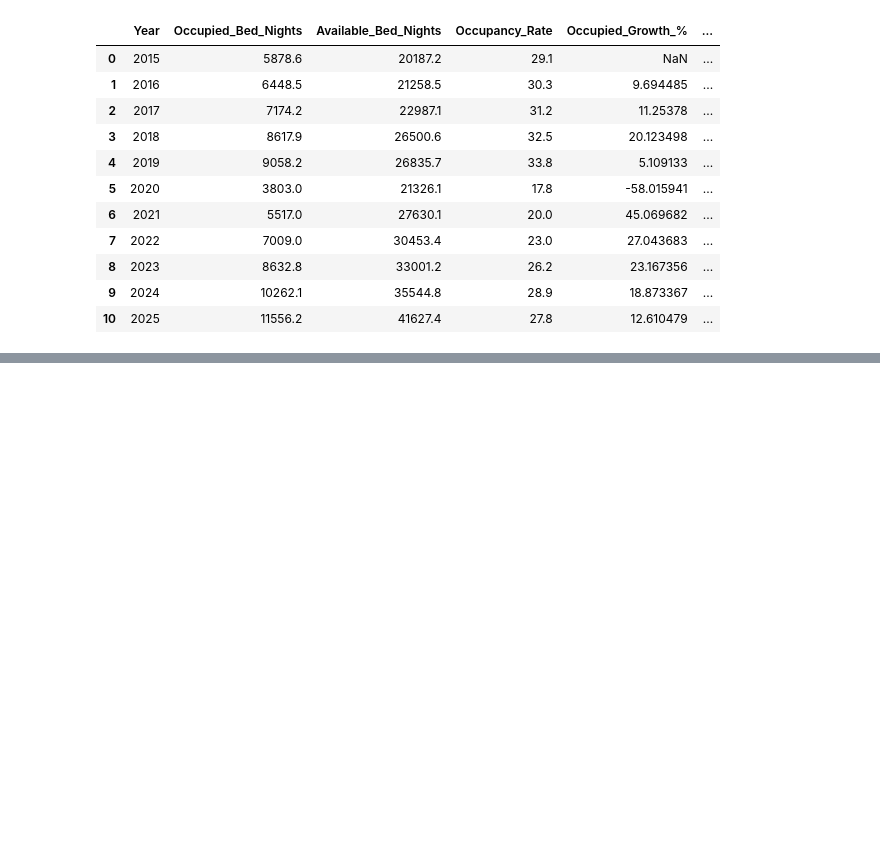
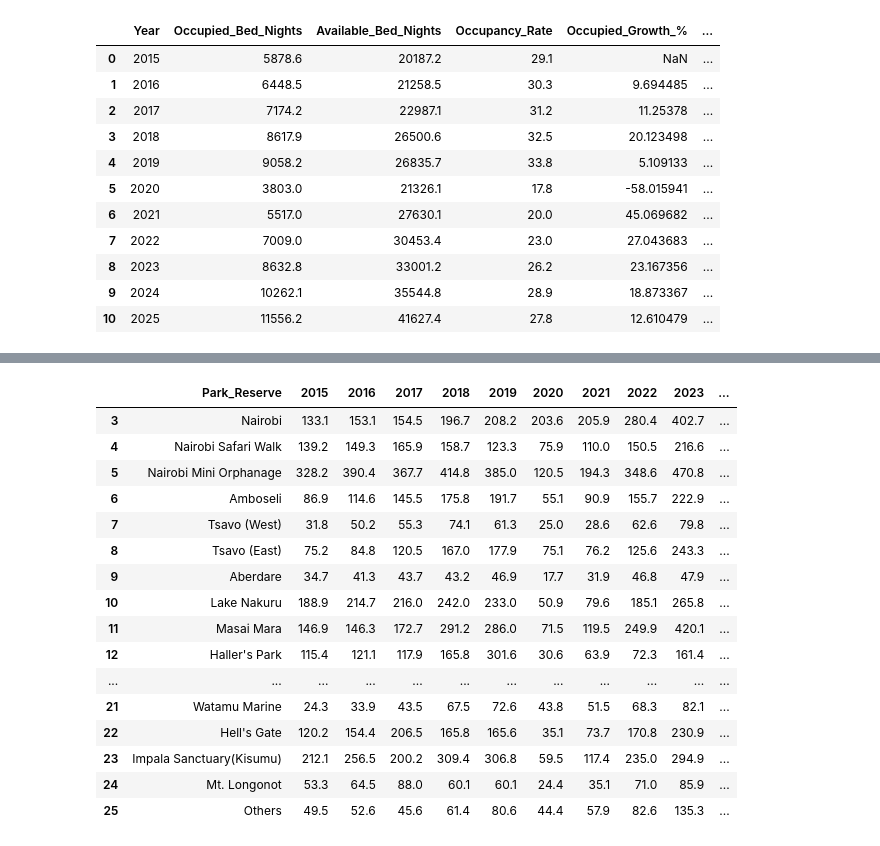
Before and after one commit to james-mutunga/Final-Capstone-Project, a Jupyter notebook: kenya_tourism_analysis.ipynb, the cells around one changed output, grey strips where cells are left out. Saved outputs shown, nothing was run; the diff lists cells and outputs as text; code cells hidden in the pictures; blank space fills up the shorter version.

```diff
--- a/kenya_tourism_analysis.ipynb
+++ b/kenya_tourism_analysis.ipynb
@@ -1013,0 +1277,37 @@ df_accommodation.round(2)
+# %%
+df_parks = df_table_12_11_raw.iloc[
+    3:26, [0] + list(range(2, 13))
+].copy()
+
+df_parks.columns = [
+    "Park_Reserve", "2015", "2016", "2017",
+    "2018", "2019", "2020", "2021",
+    "2022", "2023", "2024", "2025"
+]
+
+df_parks["Park_Reserve"] = (
+    df_parks["Park_Reserve"]
+    .str.replace(r"\s*[.…]+\s*$", "", regex=True)
+    .str.strip()
+    .str.replace(r"^Others1$", "Others", regex=True)
+)
+
+df_parks
+# %% [output]
+|  | Park_Reserve | 2015 | 2016 | 2017 | 2018 | 2019 | 2020 | 2021 | 2022 | 2023 | ... |
+| 3 | Nairobi | 133.1 | 153.1 | 154.5 | 196.7 | 208.2 | 203.6 | 205.9 | 280.4 | 402.7 | ... |
+| 4 | Nairobi Safari Walk | 139.2 | 149.3 | 165.9 | 158.7 | 123.3 | 75.9 | 110.0 | 150.5 | 216.6 | ... |
+| 5 | Nairobi Mini Orphanage | 328.2 | 390.4 | 367.7 | 414.8 | 385.0 | 120.5 | 194.3 | 348.6 | 470.8 | ... |
+| 6 | Amboseli | 86.9 | 114.6 | 145.5 | 175.8 | 191.7 | 55.1 | 90.9 | 155.7 | 222.9 | ... |
+| 7 | Tsavo (West) | 31.8 | 50.2 | 55.3 | 74.1 | 61.3 | 25.0 | 28.6 | 62.6 | 79.8 | ... |
+| 8 | Tsavo (East) | 75.2 | 84.8 | 120.5 | 167.0 | 177.9 | 75.1 | 76.2 | 125.6 | 243.3 | ... |
+| 9 | Aberdare | 34.7 | 41.3 | 43.7 | 43.2 | 46.9 | 17.7 | 31.9 | 46.8 | 47.9 | ... |
+| 10 | Lake Nakuru | 188.9 | 214.7 | 216.0 | 242.0 | 233.0 | 50.9 | 79.6 | 185.1 | 265.8 | ... |
+| 11 | Masai Mara | 146.9 | 146.3 | 172.7 | 291.2 | 286.0 | 71.5 | 119.5 | 249.9 | 420.1 | ... |
+| 12 | Haller's Park | 115.4 | 121.1 | 117.9 | 165.8 | 301.6 | 30.6 | 63.9 | 72.3 | 161.4 | ... |
+| ... | ... | ... | ... | ... | ... | ... | ... | ... | ... | ... | ... |
+| 21 | Watamu Marine | 24.3 | 33.9 | 43.5 | 67.5 | 72.6 | 43.8 | 51.5 | 68.3 | 82.1 | ... |
+| 22 | Hell's Gate | 120.2 | 154.4 | 206.5 | 165.8 | 165.6 | 35.1 | 73.7 | 170.8 | 230.9 | ... |
+| 23 | Impala Sanctuary(Kisumu) | 212.1 | 256.5 | 200.2 | 309.4 | 306.8 | 59.5 | 117.4 | 235.0 | 294.9 | ... |
+| 24 | Mt. Longonot | 53.3 | 64.5 | 88.0 | 60.1 | 60.1 | 24.4 | 35.1 | 71.0 | 85.9 | ... |
+| 25 | Others | 49.5 | 52.6 | 45.6 | 61.4 | 80.6 | 44.4 | 57.9 | 82.6 | 135.3 | ... |
```
Also changed, not shown: parts of 93 cells of this notebook, 7 other files.
